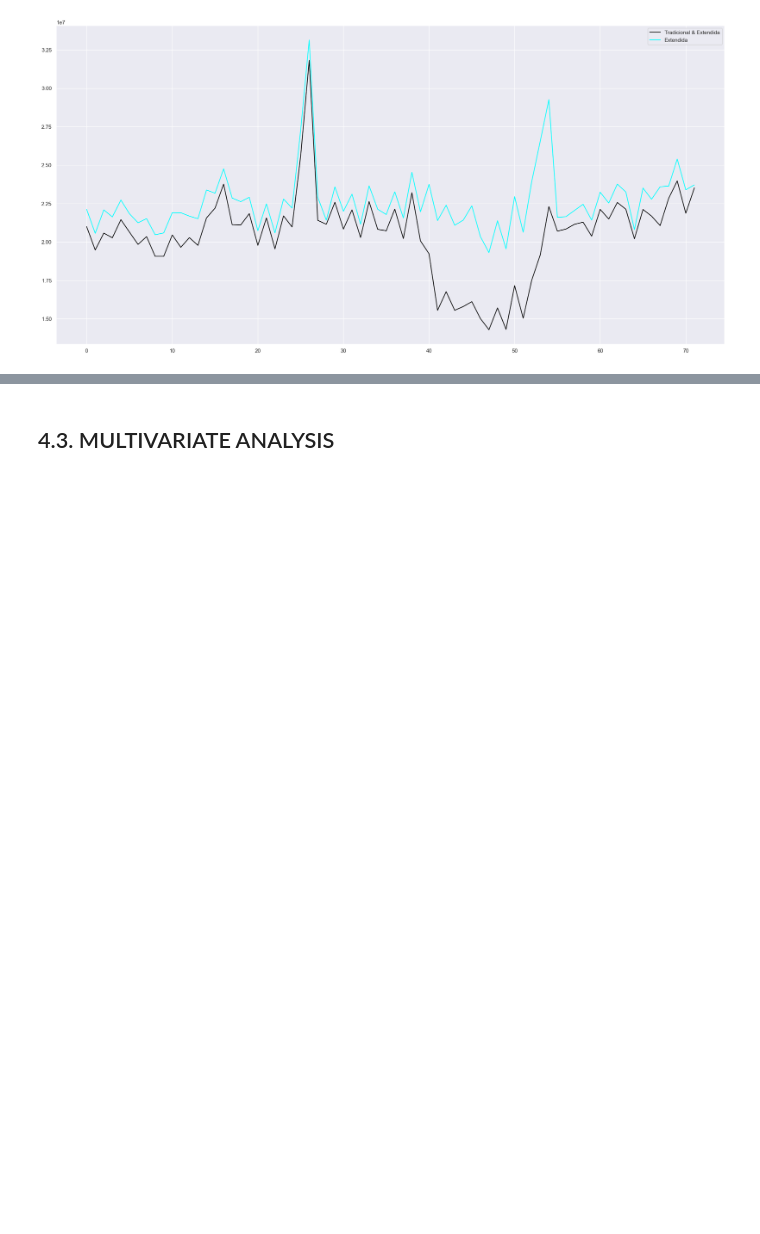
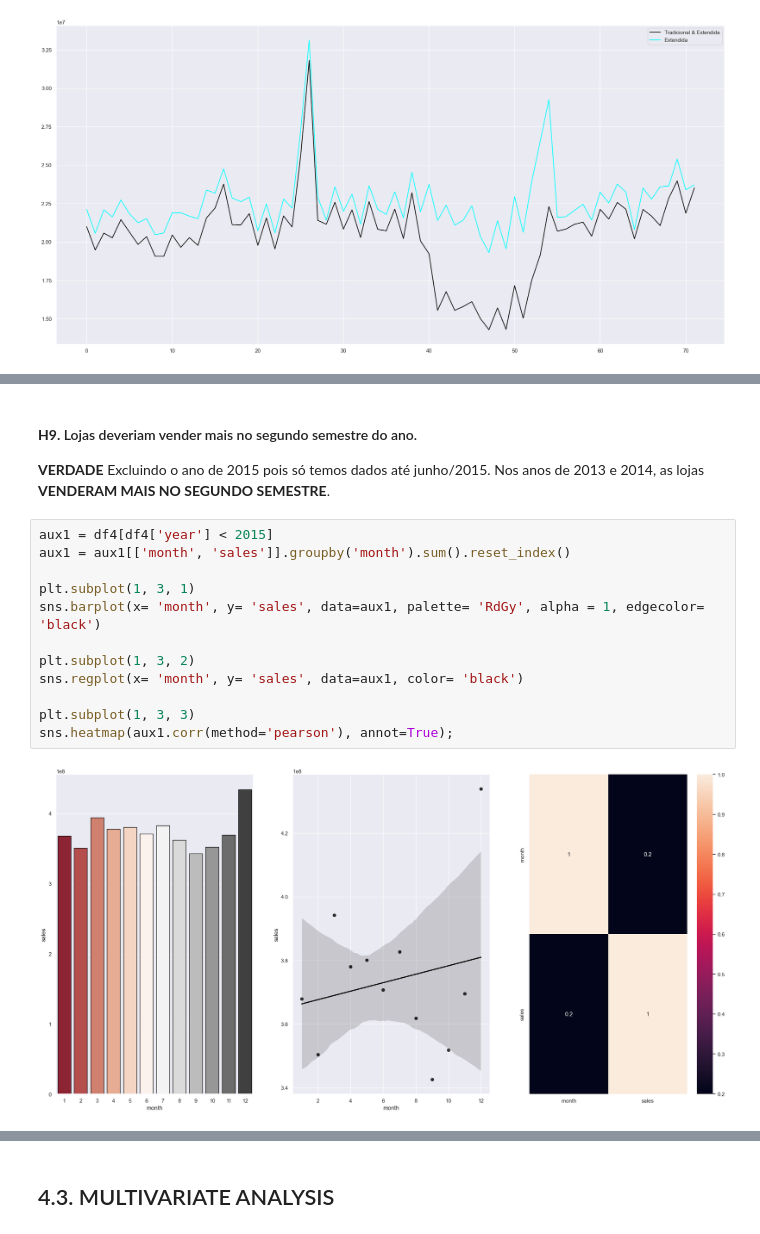
Before and after one commit to JoseEduardof93/Pharmacy-Sales-Forecast, a Jupyter notebook: notebooks/mod04_v01_forecast_project_eda.ipynb, the cells around one changed output, grey strips where cells are left out. Drawn from its saved outputs; the diff is of its cells as text; blank space fills up the shorter version.

```diff
--- a/notebooks/mod04_v01_forecast_project_eda.ipynb
+++ b/notebooks/mod04_v01_forecast_project_eda.ipynb
@@ -533,0 +566,17 @@ ax.legend(labels=['Tradicional & Extendida', 'Extendida'])
+# %% [markdown]
+#### **H9.** Lojas deveriam vender mais no segundo semestre do ano.
+**VERDADE** Excluindo o ano de 2015 pois só temos dados até junho/2015. Nos anos de 2013 e 2014, as lojas **VENDERAM MAIS NO SEGUNDO SEMESTRE**.
+# %%
+aux1 = df4[df4['year'] < 2015]
+aux1 = aux1[['month', 'sales']].groupby('month').sum().reset_index()
+
+plt.subplot(1, 3, 1)
+sns.barplot(x= 'month', y= 'sales', data=aux1, palette= 'RdGy', alpha = 1, edgecolor= 'black')
+
+plt.subplot(1, 3, 2)
+sns.regplot(x= 'month', y= 'sales', data=aux1, color= 'black')
+
+plt.subplot(1, 3, 3)
+sns.heatmap(aux1.corr(method='pearson'), annot=True);
+# %% [output]
+[figure, added]
```
Also changed, not shown: parts of 15 cells of this notebook.
